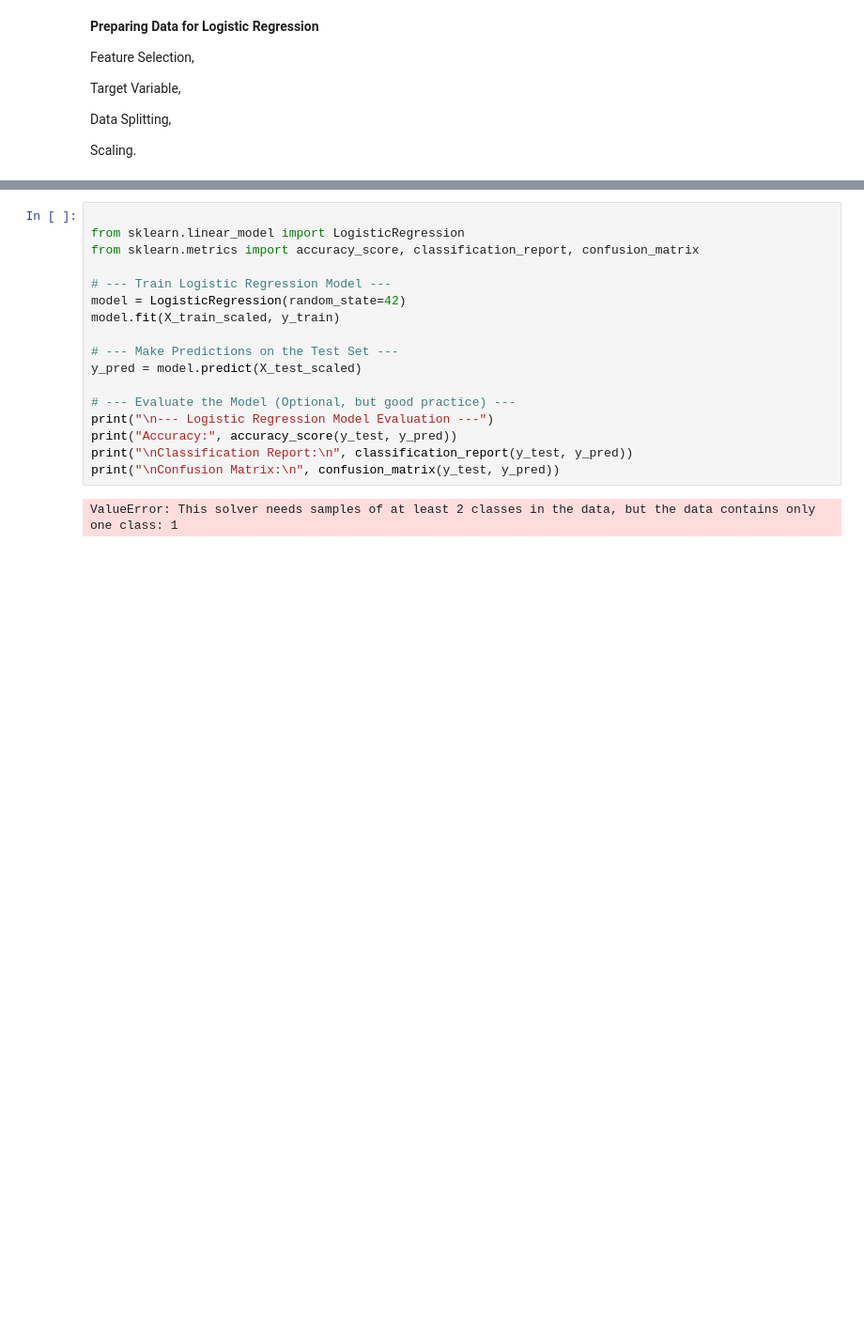
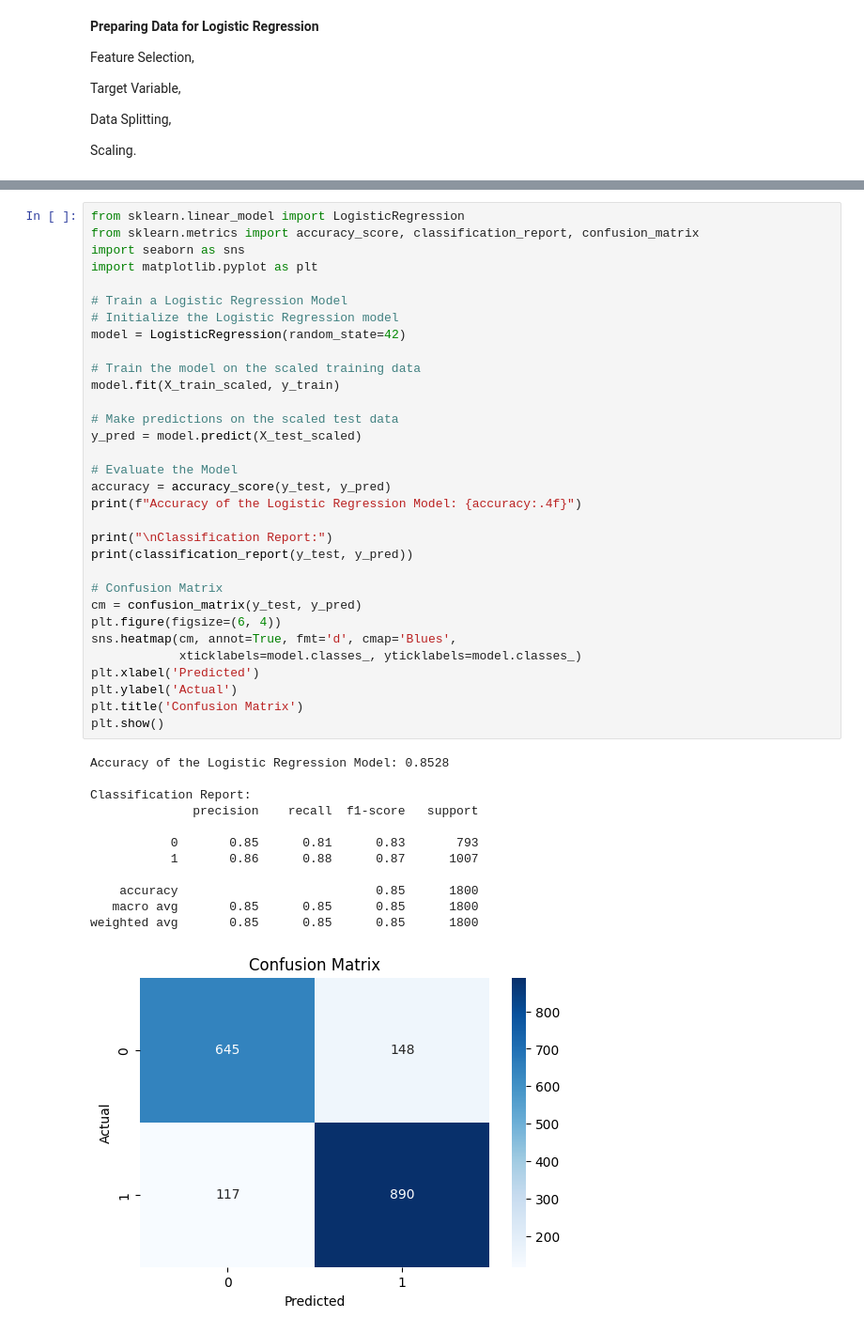
Before and after one commit to amrahmani/Marketing, a Jupyter notebook: AIMarketing_Ch1.ipynb, the cells around one changed output, grey strips where cells are left out. Shown at 94% size. Cells and saved outputs as stored; diff of their text form; blank space fills up the shorter version.

```diff
--- a/AIMarketing_Ch1.ipynb
+++ b/AIMarketing_Ch1.ipynb
@@ -591,19 +632,45 @@ Features scaled using StandardScaler.
 # %%
-
 from sklearn.linear_model import LogisticRegression
 from sklearn.metrics import accuracy_score, classification_report, confusion_matrix
+import seaborn as sns
+import matplotlib.pyplot as plt
 
-# --- Train Logistic Regression Model ---
+# Train a Logistic Regression Model
+# Initialize the Logistic Regression model
 model = LogisticRegression(random_state=42)
+
+# Train the model on the scaled training data
 model.fit(X_train_scaled, y_train)
 
-# --- Make Predictions on the Test Set ---
+# Make predictions on the scaled test data
 y_pred = model.predict(X_test_scaled)
 
-# --- Evaluate the Model (Optional, but good practice) ---
-print("\n--- Logistic Regression Model Evaluation ---")
-print("Accuracy:", accuracy_score(y_test, y_pred))
-print("\nClassification Report:\n", classification_report(y_test, y_pred))
-print("\nConfusion Matrix:\n", confusion_matrix(y_test, y_pred))
+# Evaluate the Model
+accuracy = accuracy_score(y_test, y_pred)
+print(f"Accuracy of the Logistic Regression Model: {accuracy:.4f}")
+
+print("\nClassification Report:")
+print(classification_report(y_test, y_pred))
+
+# Confusion Matrix
+cm = confusion_matrix(y_test, y_pred)
+plt.figure(figsize=(6, 4))
+sns.heatmap(cm, annot=True, fmt='d', cmap='Blues',
+            xticklabels=model.classes_, yticklabels=model.classes_)
+plt.xlabel('Predicted')
+plt.ylabel('Actual')
+plt.title('Confusion Matrix')
+plt.show()
 # %% [output]
-ValueError: This solver needs samples of at least 2 classes in the data, but the data contains only one class: 1
+Accuracy of the Logistic Regression Model: 0.8528
+
+Classification Report:
+              precision    recall  f1-score   support
+
+           0       0.85      0.81      0.83       793
+           1       0.86      0.88      0.87      1007
+
+    accuracy                           0.85      1800
+   macro avg       0.85      0.85      0.85      1800
+weighted avg       0.85      0.85      0.85      1800
+[figure, added]
```
Also changed, not shown: parts of 5 cells of this notebook.
